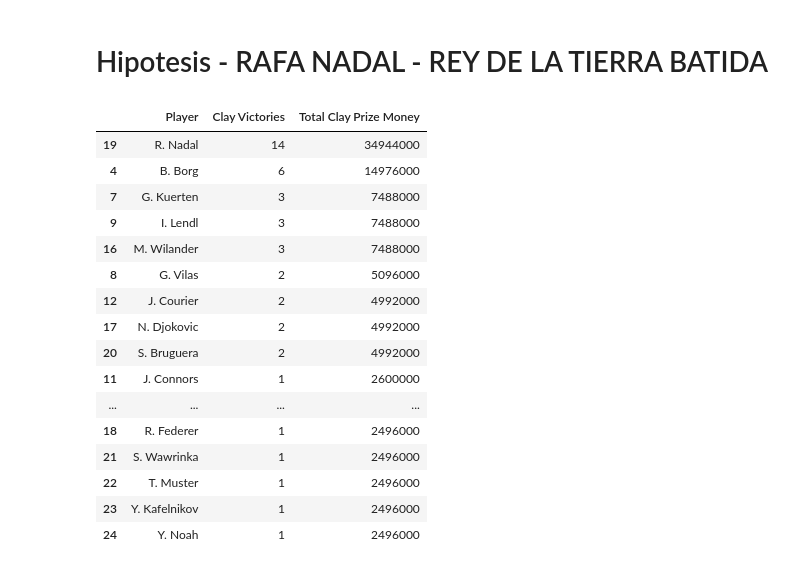
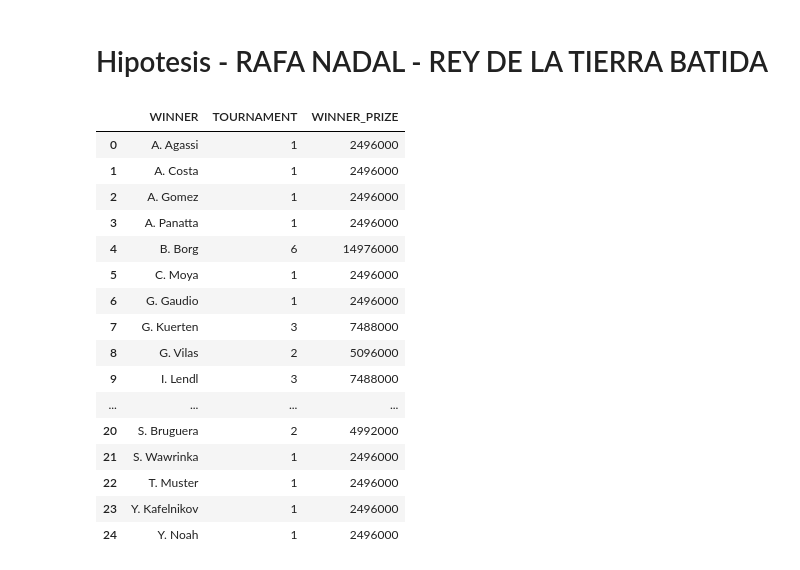
Before and after one commit to Lokhy87/EDA_entrega, a Jupyter notebook: Limpieza.ipynb, the cells around one changed output. Cells and saved outputs as stored; diff of their text form; code cells hidden in the pictures.

```diff
--- a/Limpieza.ipynb
+++ b/Limpieza.ipynb
@@ -1138,34 +1138,30 @@ torneos_tierra = df_majors[df_majors['TOURNAMENT_SURFACE'].str.contains('Clay',
 # %%
 # Contar las victorias y sumar los premios en torneos de tierra batida para cada jugador
 premios_victoria_tierra = torneos_tierra.groupby('WINNER').agg({
     'TOURNAMENT': 'count',
     'WINNER_PRIZE': 'sum'
 }).reset_index()
-#premios_victoria_tierra
+premios_victoria_tierra
+# %% [output]
+|  | WINNER | TOURNAMENT | WINNER_PRIZE |
+| 0 | A. Agassi | 1 | 2496000 |
+| 1 | A. Costa | 1 | 2496000 |
+| 2 | A. Gomez | 1 | 2496000 |
+| 3 | A. Panatta | 1 | 2496000 |
+| 4 | B. Borg | 6 | 14976000 |
+| 5 | C. Moya | 1 | 2496000 |
+| 6 | G. Gaudio | 1 | 2496000 |
+| 7 | G. Kuerten | 3 | 7488000 |
+| 8 | G. Vilas | 2 | 5096000 |
+| 9 | I. Lendl | 3 | 7488000 |
+| ... | ... | ... | ... |
+| 20 | S. Bruguera | 2 | 4992000 |
+| 21 | S. Wawrinka | 1 | 2496000 |
+| 22 | T. Muster | 1 | 2496000 |
+| 23 | Y. Kafelnikov | 1 | 2496000 |
+| 24 | Y. Noah | 1 | 2496000 |
 # %%
 premios_victoria_tierra.columns = ['Player', 'Clay Victories', 'Total Clay Prize Money']
-# %%
-# Ordenar victorias y premios en tierra batida
-premios_victoria_ordenados = premios_victoria_tierra.sort_values(by=['Clay Victories', 'Total Clay Prize Money'], ascending = [False, False])
-premios_victoria_ordenados
-# %% [output]
-|  | Player | Clay Victories | Total Clay Prize Money |
-| 19 | R. Nadal | 14 | 34944000 |
-| 4 | B. Borg | 6 | 14976000 |
-| 7 | G. Kuerten | 3 | 7488000 |
-| 9 | I. Lendl | 3 | 7488000 |
-| 16 | M. Wilander | 3 | 7488000 |
-| 8 | G. Vilas | 2 | 5096000 |
-| 12 | J. Courier | 2 | 4992000 |
-| 17 | N. Djokovic | 2 | 4992000 |
-| 20 | S. Bruguera | 2 | 4992000 |
-| 11 | J. Connors | 1 | 2600000 |
-| ... | ... | ... | ... |
-| 18 | R. Federer | 1 | 2496000 |
-| 21 | S. Wawrinka | 1 | 2496000 |
-| 22 | T. Muster | 1 | 2496000 |
-| 23 | Y. Kafelnikov | 1 | 2496000 |
-| 24 | Y. Noah | 1 | 2496000 |
 # %%
 # Verificar la posición de Rafael Nadal
 #nadal_clay_stats = premios_victoria_ordenados[premios_victoria_ordenados['Player'] == 'Rafael Nadal']
```
Also changed, not shown: parts of 11 cells of this notebook.
